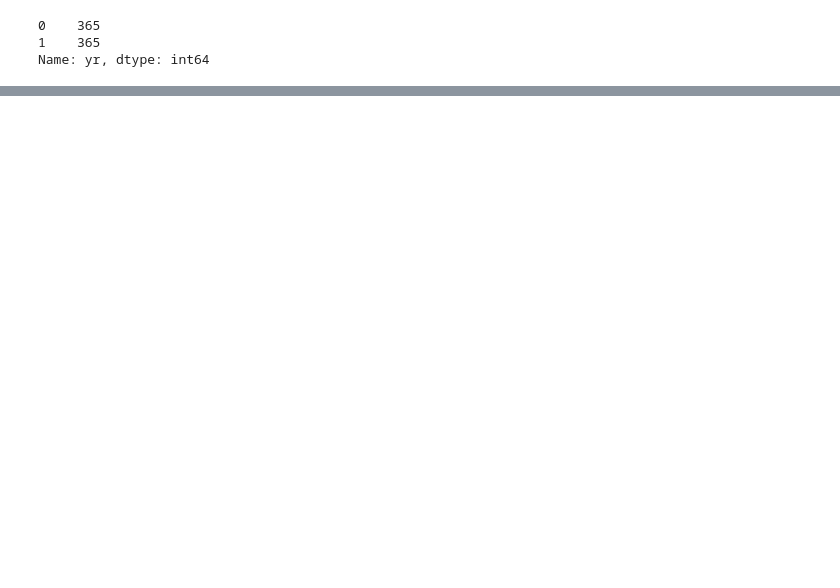
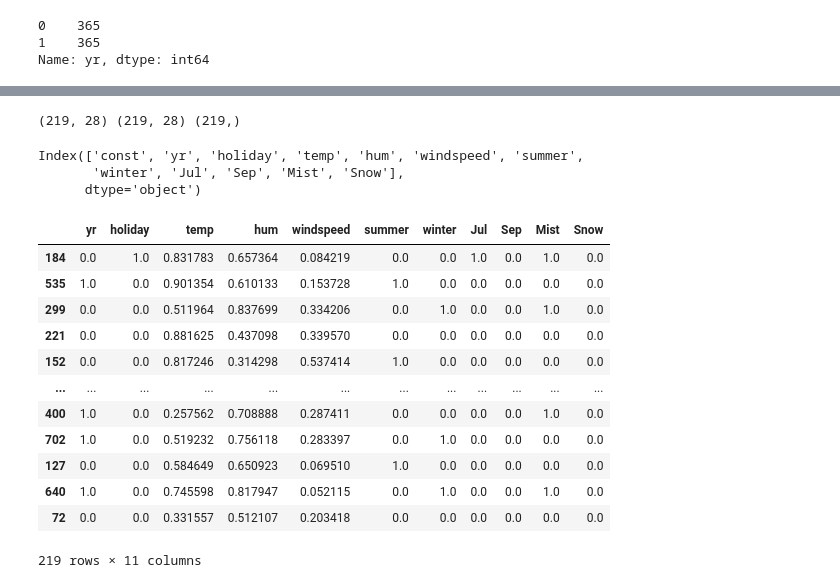
Before and after one commit to MIghtykukulkan/datascience, a Jupyter notebook: machine-learning/linear_assignment.ipynb, the cells around one changed output, grey strips where cells are left out. Drawn from its saved outputs; the diff is of its cells as text; code cells hidden in the pictures; blank space fills up the shorter version.

```diff
--- a/machine-learning/linear_assignment.ipynb
+++ b/machine-learning/linear_assignment.ipynb
@@ -183,0 +251,7 @@ Name: mnth, dtype: int64
+# %%
+#importing libraries for machine learning using stats model
+from sklearn.model_selection import train_test_split
+from sklearn.feature_selection import RFE
+from sklearn.linear_model import LinearRegression
+
+train, test = train_test_split(df, train_size = 0.7, test_size = 0.3, random_state = 100)
@@ -183,0 +589,33 @@ Name: mnth, dtype: int64
+# %%
+test[:] = scaler.transform(test[:])
+y_test = test.pop('cnt')
+x_test = test
+# %%
+print(test.shape, x_test.shape, y_test.shape)
+# %% [output]
+(219, 28) (219, 28) (219,)
+# %%
+x_train_rfe.columns
+# %% [output]
+Index(['const', 'yr', 'holiday', 'temp', 'hum', 'windspeed', 'summer',
+       'winter', 'Jul', 'Sep', 'Mist', 'Snow'],
+      dtype='object')
+# %%
+x_test = x_test[['yr', 'holiday', 'temp', 'hum', 'windspeed', 'summer',
+       'winter', 'Jul', 'Sep', 'Mist', 'Snow']]
+# %%
+x_test
+# %% [output]
+|  | yr | holiday | temp | hum | windspeed | summer | winter | Jul | Sep | Mist | Snow |
+| 184 | 0.0 | 1.0 | 0.831783 | 0.657364 | 0.084219 | 0.0 | 0.0 | 1.0 | 0.0 | 1.0 | 0.0 |
+| 535 | 1.0 | 0.0 | 0.901354 | 0.610133 | 0.153728 | 1.0 | 0.0 | 0.0 | 0.0 | 0.0 | 0.0 |
+| 299 | 0.0 | 0.0 | 0.511964 | 0.837699 | 0.334206 | 0.0 | 1.0 | 0.0 | 0.0 | 1.0 | 0.0 |
+| 221 | 0.0 | 0.0 | 0.881625 | 0.437098 | 0.339570 | 0.0 | 0.0 | 0.0 | 0.0 | 0.0 | 0.0 |
+| 152 | 0.0 | 0.0 | 0.817246 | 0.314298 | 0.537414 | 1.0 | 0.0 | 0.0 | 0.0 | 0.0 | 0.0 |
+| ... | ... | ... | ... | ... | ... | ... | ... | ... | ... | ... | ... |
+| 400 | 1.0 | 0.0 | 0.257562 | 0.708888 | 0.287411 | 0.0 | 0.0 | 0.0 | 0.0 | 1.0 | 0.0 |
+| 702 | 1.0 | 0.0 | 0.519232 | 0.756118 | 0.283397 | 0.0 | 1.0 | 0.0 | 0.0 | 0.0 | 0.0 |
+| 127 | 0.0 | 0.0 | 0.584649 | 0.650923 | 0.069510 | 1.0 | 0.0 | 0.0 | 0.0 | 0.0 | 0.0 |
+| 640 | 1.0 | 0.0 | 0.745598 | 0.817947 | 0.052115 | 0.0 | 1.0 | 0.0 | 0.0 | 1.0 | 0.0 |
+| 72 | 0.0 | 0.0 | 0.331557 | 0.512107 | 0.203418 | 0.0 | 0.0 | 0.0 | 0.0 | 0.0 | 0.0 |
+219 rows × 11 columns
```
Also changed, not shown: parts of 52 cells of this notebook.
